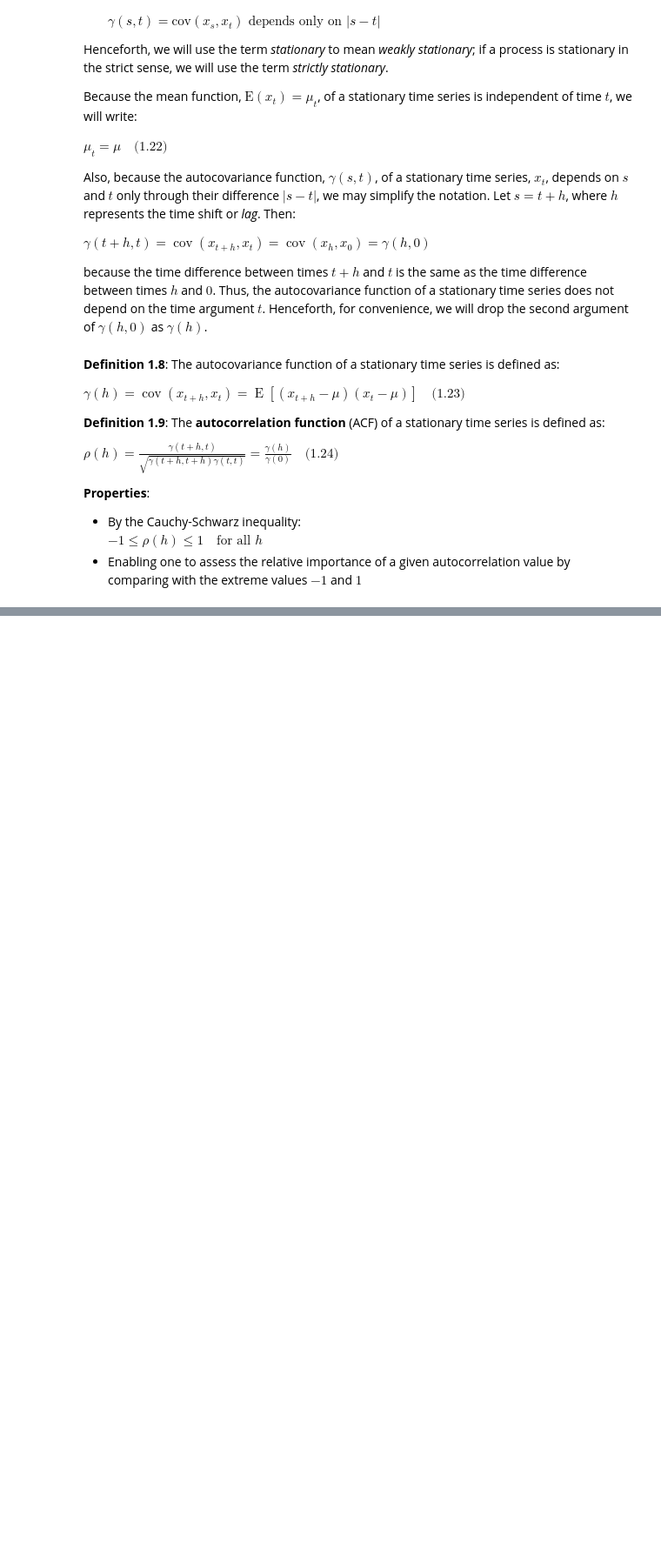
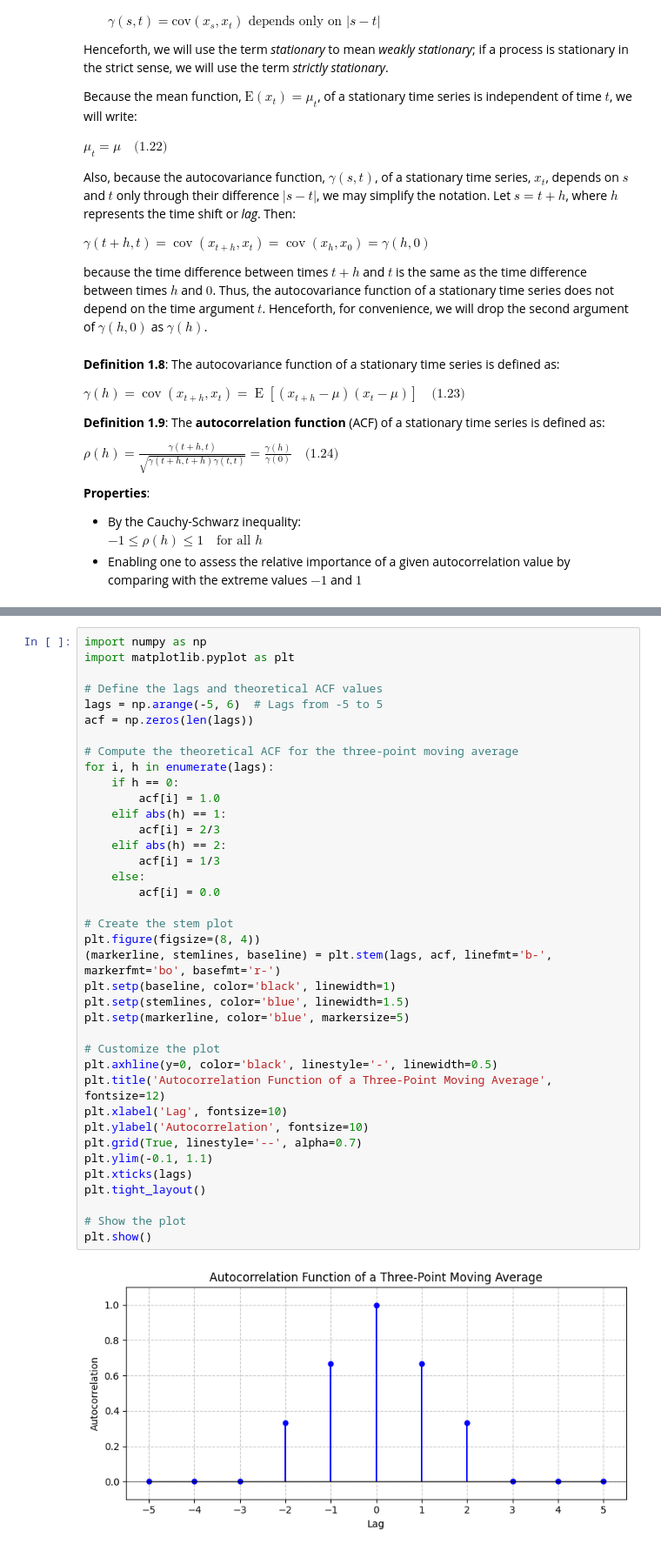
Before and after one commit to Thomson-Cui/Stochastic-Models-Time-Series-and-Markov-Chains, a Jupyter notebook: Notes/Time Series 2 - Dependency and Stationarity.ipynb, the cells around one changed output, grey strips where cells are left out. Shown at 87% size. Saved outputs shown, nothing was run; the diff lists cells and outputs as text; blank space fills up the shorter version.

```diff
--- a/Notes/Time Series 2 - Dependency and Stationarity.ipynb
+++ b/Notes/Time Series 2 - Dependency and Stationarity.ipynb
@@ -284,0 +327,40 @@ $
+# %%
+import numpy as np
+import matplotlib.pyplot as plt
+
+# Define the lags and theoretical ACF values
+lags = np.arange(-5, 6)  # Lags from -5 to 5
+acf = np.zeros(len(lags))
+
+# Compute the theoretical ACF for the three-point moving average
+for i, h in enumerate(lags):
+    if h == 0:
+        acf[i] = 1.0
+    elif abs(h) == 1:
+        acf[i] = 2/3
+    elif abs(h) == 2:
+        acf[i] = 1/3
+    else:
+        acf[i] = 0.0
+
+# Create the stem plot
+plt.figure(figsize=(8, 4))
+(markerline, stemlines, baseline) = plt.stem(lags, acf, linefmt='b-', markerfmt='bo', basefmt='r-')
+plt.setp(baseline, color='black', linewidth=1)
+plt.setp(stemlines, color='blue', linewidth=1.5)
+plt.setp(markerline, color='blue', markersize=5)
+
+# Customize the plot
+plt.axhline(y=0, color='black', linestyle='-', linewidth=0.5)
+plt.title('Autocorrelation Function of a Three-Point Moving Average', fontsize=12)
+plt.xlabel('Lag', fontsize=10)
+plt.ylabel('Autocorrelation', fontsize=10)
+plt.grid(True, linestyle='--', alpha=0.7)
+plt.ylim(-0.1, 1.1)
+plt.xticks(lags)
+plt.tight_layout()
+
+# Show the plot
+plt.show()
+# %% [output]
+[figure, added]
```
Also changed, not shown: parts of 3 cells of this notebook.
